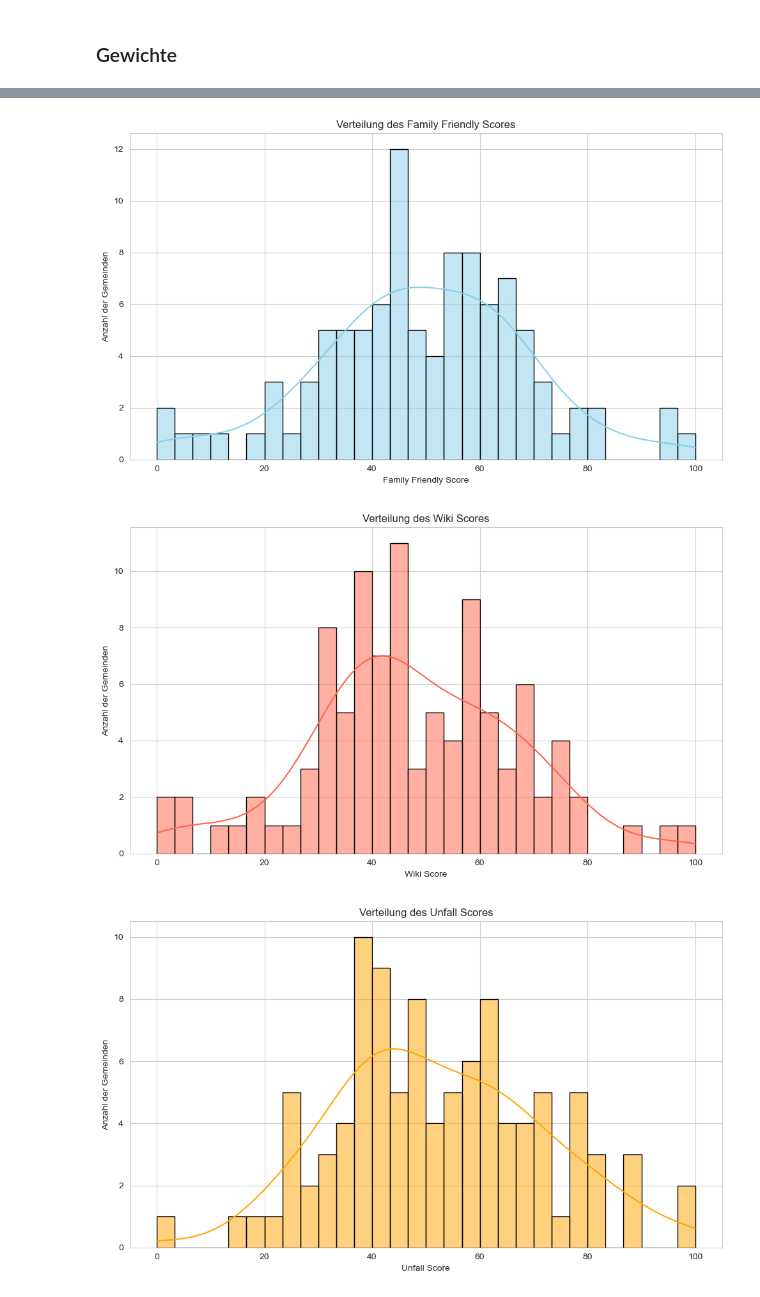
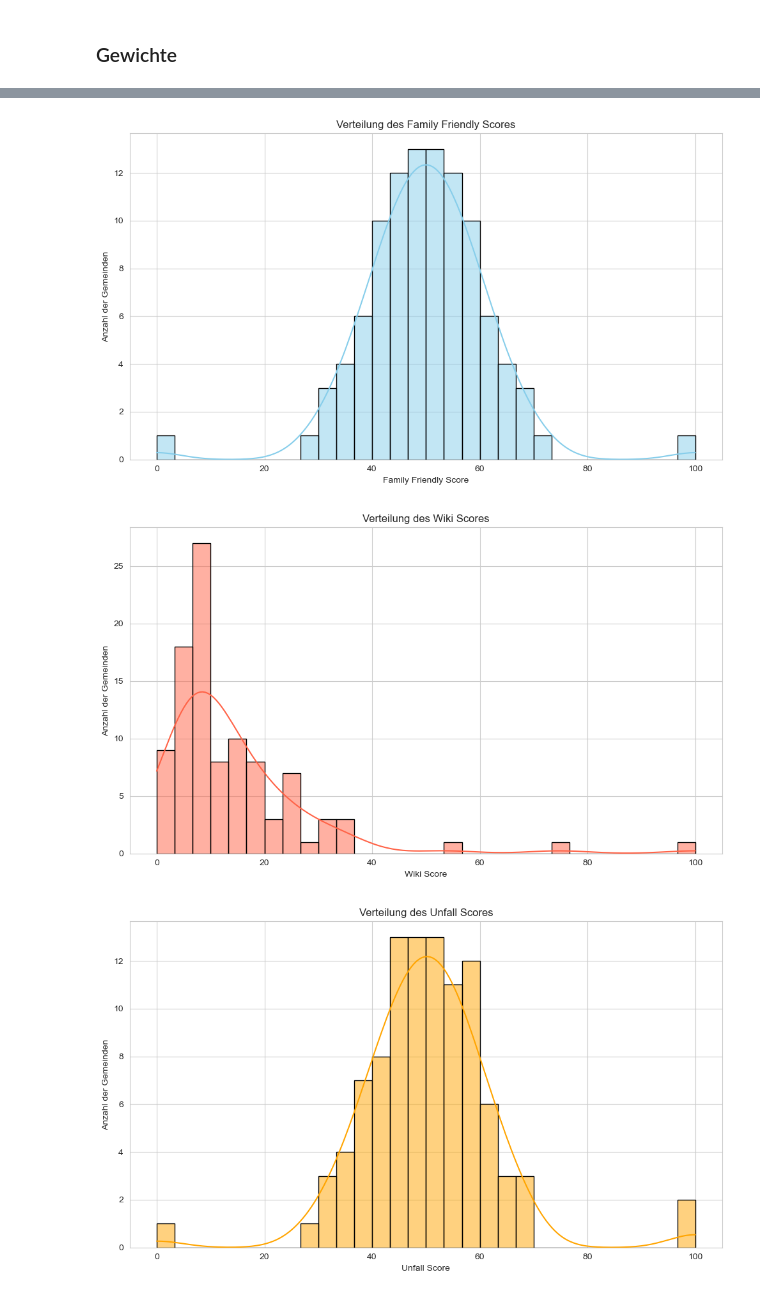
Before and after one commit to gideon-monterosa/dawr, a Jupyter notebook: assignement-1/ranking.ipynb, the cells around one changed output, grey strips where cells are left out. Cells and saved outputs as stored; diff of their text form; code cells hidden in the pictures.

Commit message:
add a feature toggle for calculating a new configuration

```diff
--- a/assignement-1/ranking.ipynb
+++ b/assignement-1/ranking.ipynb
@@ -300,4 +300,8 @@ def find_best_config(n_iter=10000):
 
     return best_config
 
-calculated_config = find_best_config(n_iter=1000)
+CALCULATE_CONFIG = False
+if CALCULATE_CONFIG:
+    calculated_config = find_best_config(n_iter=50000)
+else:
+    calculated_config = None
@@ -312,15 +308,18 @@ Zielfunktionswert (Flims + Fürstenau Rang): 193.00
 # %%
 best_transformations = {
-    'Forest_score': normalize,
-    'Family_score': robust_scale_and_normalize,
+    'Forest_score': log_and_normalize,
+    'Family_score': quantile_transform_and_normalize,
     'Wiki_score': normalize,
-    'Accident_score': boxcox_and_normalize,
-    'Street_score': yeo_johnson_and_normalize
+    'Accident_score': quantile_transform_and_normalize,
+    'Street_score': normalize
 }
 
 df_rank = df_regio[['Gemeinde']].copy()
-# df_rank = calculate_scores(df_rank, best_transformations)
-df_rank = calculate_scores(df_rank, calculated_config['transformations'])
+if CALCULATE_CONFIG:
+    df_rank = calculate_scores(df_rank, calculated_config['transformations'])
+else:
+    df_rank = calculate_scores(df_rank, best_transformations)
+
 display(df_rank)
 
 plot_distribution(df_rank['Forest_score'],
@@ -371,6 +370,6 @@ plot_distribution(df_rank['Street_score'],
-[figure, old version]
+[figure, new version]
-[figure, old version]
+[figure, new version]
-[figure, old version]
+[figure, new version]
 [figure]
 # %%
 best_weights = {
```
Also changed, not shown: parts of 4 cells of this notebook, 1 other file.
